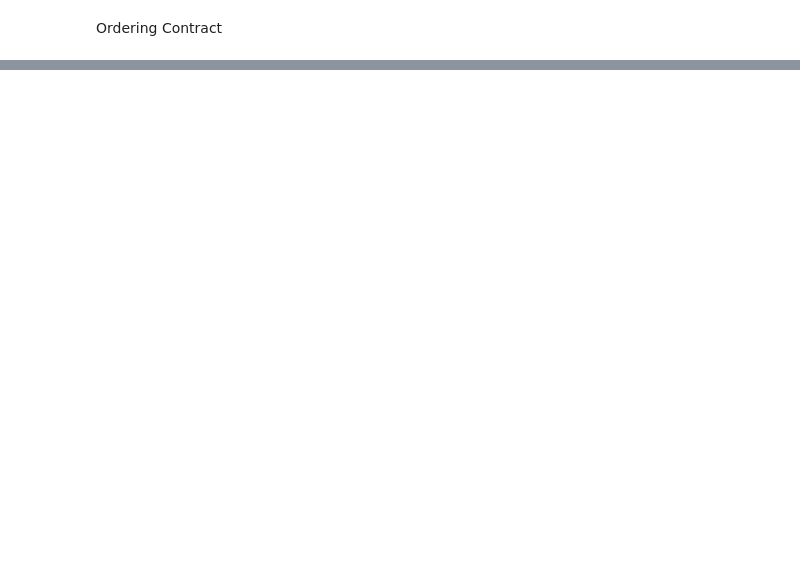
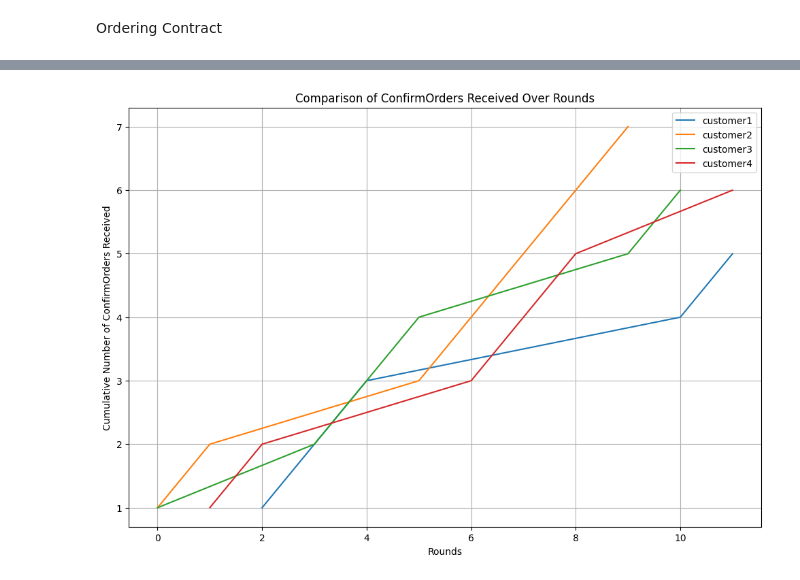
Before and after one commit to Hassan42/transparent-ordering, a Jupyter notebook: data/dataVis.ipynb, the cells around one changed output, grey strips where cells are left out. Drawn from its saved outputs; the diff is of its cells as text; code cells hidden in the pictures; blank space fills up the shorter version.

```diff
--- a/data/dataVis.ipynb
+++ b/data/dataVis.ipynb
@@ -369,0 +453,93 @@ ConfirmOrder Count (Instances 1 and 2): 560
+# %%
+import json
+import matplotlib.pyplot as plt
+
+# Load the JSON data from a file
+with open('logs.json', 'r') as file:
+    data = json.load(file)
+
+# Initialize data containers
+rounds_customer1 = []
+rounds_customer2 = []
+rounds_customer3 = []
+rounds_customer4 = []
+
+# Process the data to extract relevant information
+for entry in data:
+    if entry['event'] == "TaskCompleted" and entry['data']['taskName'] == "ConfirmOrder":
+        receiver = entry['data']['receiver']
+        round_number = entry['round']  # Use the round information
+
+        if receiver == "customer1":
+            rounds_customer1.append(round_number)
+        elif receiver == "customer2":
+            rounds_customer2.append(round_number)
+        elif receiver == "customer3":
+            rounds_customer3.append(round_number)
+        elif receiver == "customer4":
+            rounds_customer4.append(round_number)
+
+# Sort rounds
+rounds_customer1.sort()
+rounds_customer2.sort()
+rounds_customer3.sort()
+rounds_customer4.sort()
+
+# Create line data for the plot
+x_customer1 = sorted(set(rounds_customer1))
+y_customer1 = [rounds_customer1.count(r) for r in x_customer1]
+
+x_customer2 = sorted(set(rounds_customer2))
+y_customer2 = [rounds_customer2.count(r) for r in x_customer2]
+
+x_customer3 = sorted(set(rounds_customer3))
+y_customer3 = [rounds_customer3.count(r) for r in x_customer3]
+
+x_customer4 = sorted(set(rounds_customer4))
+y_customer4 = [rounds_customer4.count(r) for r in x_customer4]
+
+# Accumulate counts to show the cumulative count of ConfirmOrders
+cumulative_y_customer1 = []
+cumulative_y_customer2 = []
+cumulative_y_customer3 = []
+cumulative_y_customer4 = []
+
+cumsum1 = 0
+cumsum2 = 0
+cumsum3 = 0
+cumsum4 = 0
+
+for y in y_customer1:
+    cumsum1 += y
+    cumulative_y_customer1.append(cumsum1)
+
+for y in y_customer2:
+    cumsum2 += y
+    cumulative_y_customer2.append(cumsum2)
+
+for y in y_customer3:
+    cumsum3 += y
+    cumulative_y_customer3.append(cumsum3)
+
+for y in y_customer4:
+    cumsum4 += y
+    cumulative_y_customer4.append(cumsum4)
+
+# Plot the data
+plt.figure(figsize=(12, 8))
+plt.plot(x_customer1, cumulative_y_customer1, label="customer1")
+plt.plot(x_customer2, cumulative_y_customer2, label="customer2")
+plt.plot(x_customer3, cumulative_y_customer3, label="customer3")
+plt.plot(x_customer4, cumulative_y_customer4, label="customer4")
+
+# Add labels, legend, and title
+plt.xlabel("Rounds")
+plt.ylabel("Cumulative Number of ConfirmOrders Received")
+plt.title("Comparison of ConfirmOrders Received Over Rounds")
+plt.legend()
+plt.grid()
+
+# Display the plot
+plt.show()
+# %% [output]
+[figure, added]
```
Also changed, not shown: parts of 13 cells of this notebook, 13 other files.
